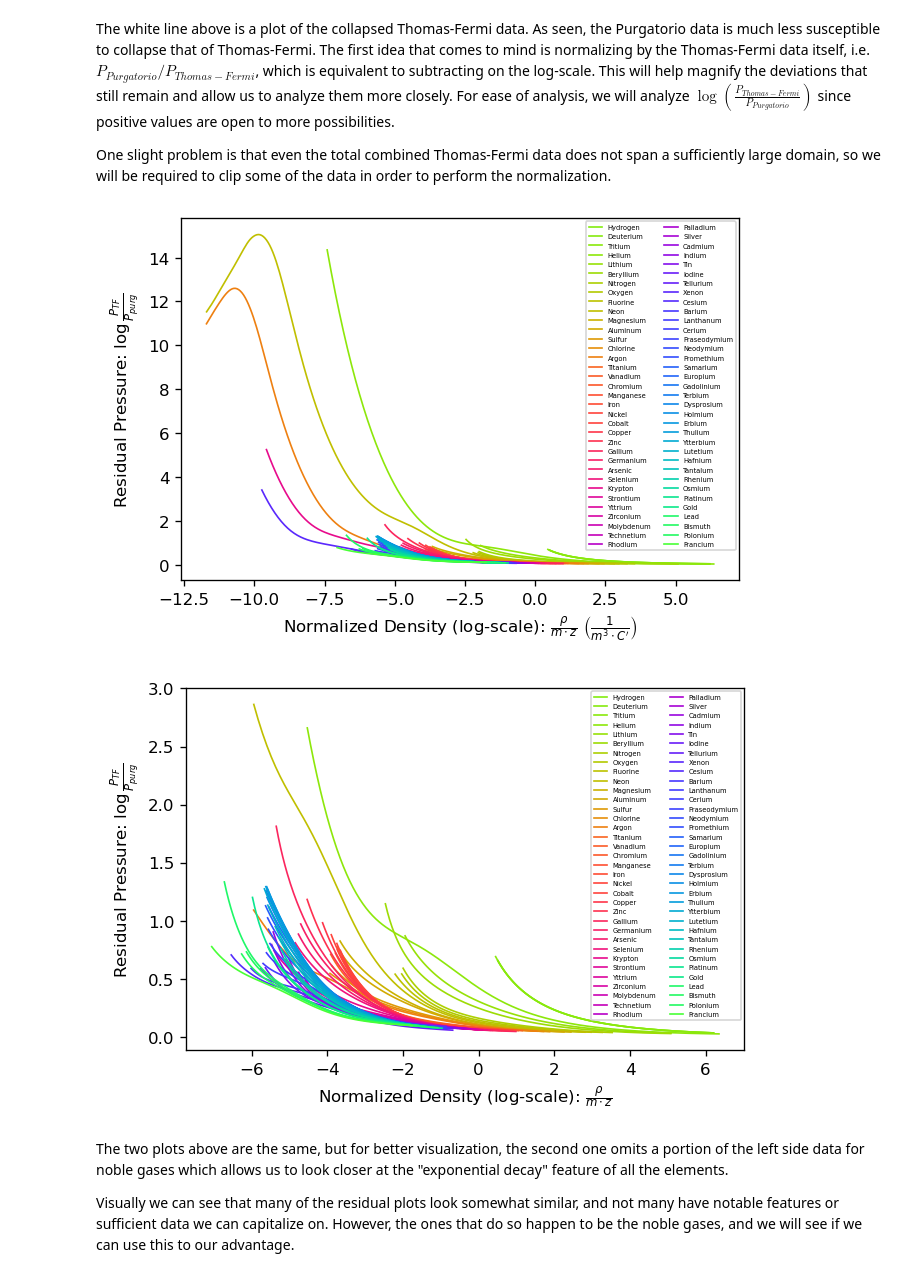
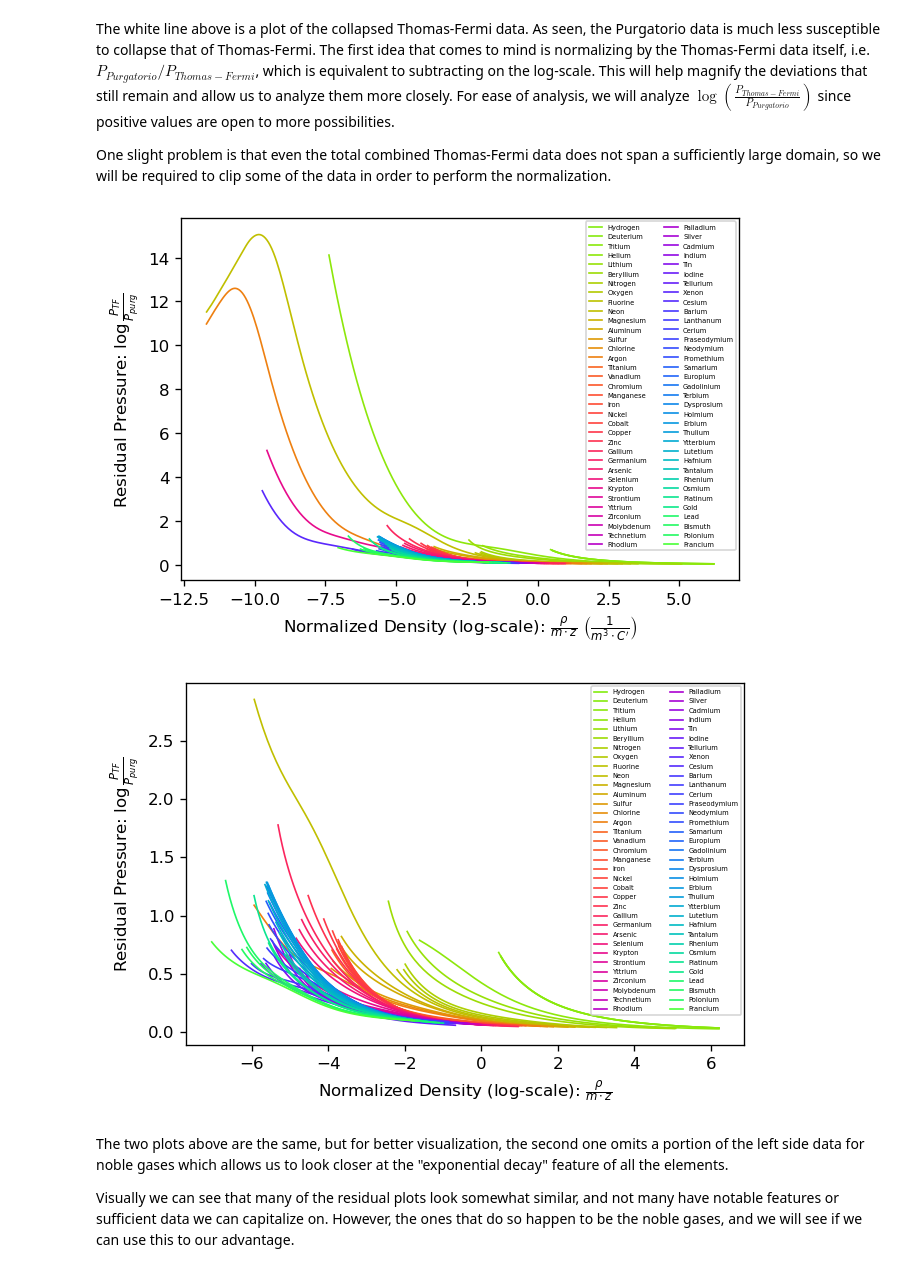
Before and after one commit to JophiArcana/EOS-2023, a Jupyter notebook: element_analysis.ipynb, the cells around one changed output. Cells and saved outputs as stored; diff of their text form; code cells hidden in the pictures.

```diff
--- a/element_analysis.ipynb
+++ b/element_analysis.ipynb
@@ -214,7 +214,9 @@ for file in os.listdir('Pressure Data/Purgatorio Data'):
     element[elem] = e
 
     purg_data = clip_negative(np.loadtxt(f'Pressure Data/Purgatorio Data/{file}', dtype=float))
-    log_purg_data = augment(SMA_smooth(*np.log(purg_data, dtype=float).T))
+    log_purg_data = SMA_smooth(*np.log(purg_data, dtype=float).T)
+    if np.mean(np.diff(log_purg_data[:, 0])) > 0.1:
+        log_purg_data = augment(log_purg_data)
     # log_purg_data = SMA_smooth(*np.log(purg_data, dtype=float).T)
 
     # bulk_data = np.loadtxt(f'Elements/{element_name}/Bulk_Test_{element_name}.dat')
@@ -283,32 +285,33 @@ One slight problem is that even the total combined Thomas-Fermi data does not sp
 # %%
 plt.figure(dpi=120)
 
 residual = {}
 for elem in purg_elements:
     e, p = element[elem], pressure[elem]
 
     x = p[:, 0] - np.log(e.atomic_number * e.mass)
 
     lo, hi = np.searchsorted(x, [normalized_TF_dataset[0, 0], normalized_TF_dataset[-1, 0]])
     x = p[lo:hi, 0] - np.log(e.atomic_number * e.mass)
-    y = p_star(x) - (p[lo:hi, 1] - np.log(e.atomic_number) * 10 / 3)
+    log_y = np.log(p_star(x) - (p[lo:hi, 1] - np.log(e.atomic_number) * 10 / 3))
     # y = np.log(1 - np.exp((p[lo:hi, 1] - np.log(e.atomic_number) * 10 / 3) - p_star(x)))
     # y = np.log(np.exp(p_star(x) - (p[lo:hi, 1] - np.log(e.atomic_number) * 10 / 3)) - 1)
 
-    x, y = SMA_smooth(x, y).T
+    x, log_y = SMA_smooth(x, log_y).T
+    y = np.exp(log_y)
 
     residual[elem] = np.array([x + np.log(e.atomic_number * e.mass), y]).T
 
     plt.plot(x, y, color=color(e.mass), linewidth=1, label=e.name)
 
 plt.xlabel(r"Normalized Density (log-scale): $\frac{\rho}{m \cdot z}$ $\left(\frac{1}{m^3 \cdot C'}\right)$")
 plt.ylabel(r"Residual Pressure: $\log \frac{P_{TF}}{P_{purg}}$")
 
 plt.legend(ncol=2, fontsize=4)
 
 plt.show()
 # %% [output]
-[figure, old version]
+[figure, new version]
 # %%
 plt.figure(dpi=120)
 
@@ -327,7 +330,7 @@ plt.legend(ncol=2, fontsize=4)
 
 plt.show()
 # %% [output]
-[figure, old version]
+[figure, new version]
 # %% [markdown]
 The two plots above are the same, but for better visualization, the second one omits a portion of the left side data for noble gases which allows us to look closer at the "exponential decay" feature of all the elements.
 
```
Also changed, not shown: parts of 21 cells of this notebook.
